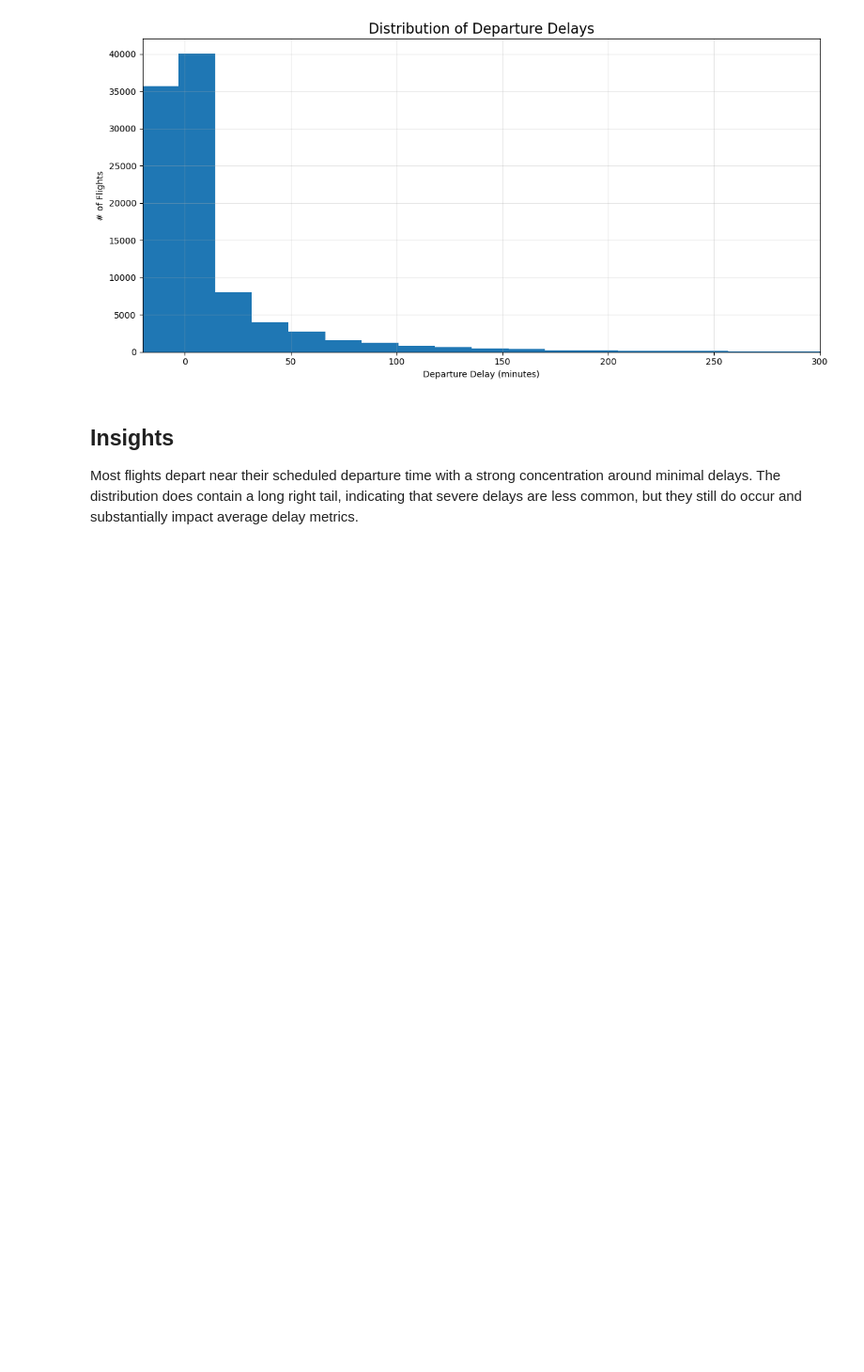
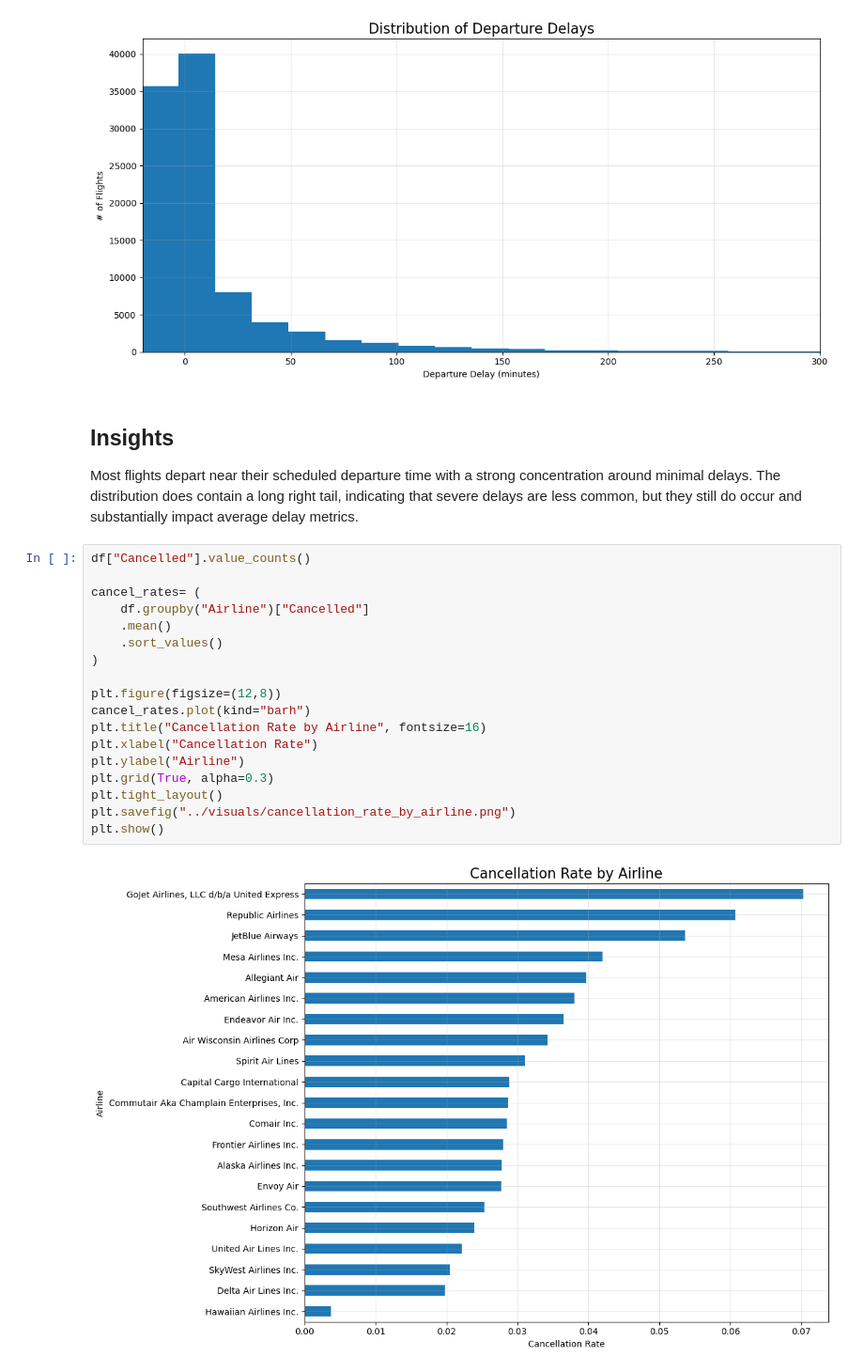
Before and after one commit to aidanbarnett22/flight-delay-analysis, a Jupyter notebook: notebooks/exploration.ipynb, the cells around one changed output. Shown at 94% size. Drawn from its saved outputs; the diff is of its cells as text; blank space fills up the shorter version.

Commit message:
cancellation rate

```diff
--- a/notebooks/exploration.ipynb
+++ b/notebooks/exploration.ipynb
@@ -106,3 +106,23 @@ plt.show()
 ## Insights
 
 Most flights depart near their scheduled departure time with a strong concentration around minimal delays. The distribution does contain a long right tail, indicating that severe delays are less common, but they still do occur and substantially impact average delay metrics.
+# %%
+df["Cancelled"].value_counts()
+
+cancel_rates= (
+    df.groupby("Airline")["Cancelled"]
+    .mean()
+    .sort_values()
+)
+
+plt.figure(figsize=(12,8))
+cancel_rates.plot(kind="barh")
+plt.title("Cancellation Rate by Airline", fontsize=16)
+plt.xlabel("Cancellation Rate")
+plt.ylabel("Airline")
+plt.grid(True, alpha=0.3)
+plt.tight_layout()
+plt.savefig("../visuals/cancellation_rate_by_airline.png")
+plt.show()
+# %% [output]
+[figure, added]
```
Also changed, not shown: parts of 1 cell of this notebook, 1 other file.
